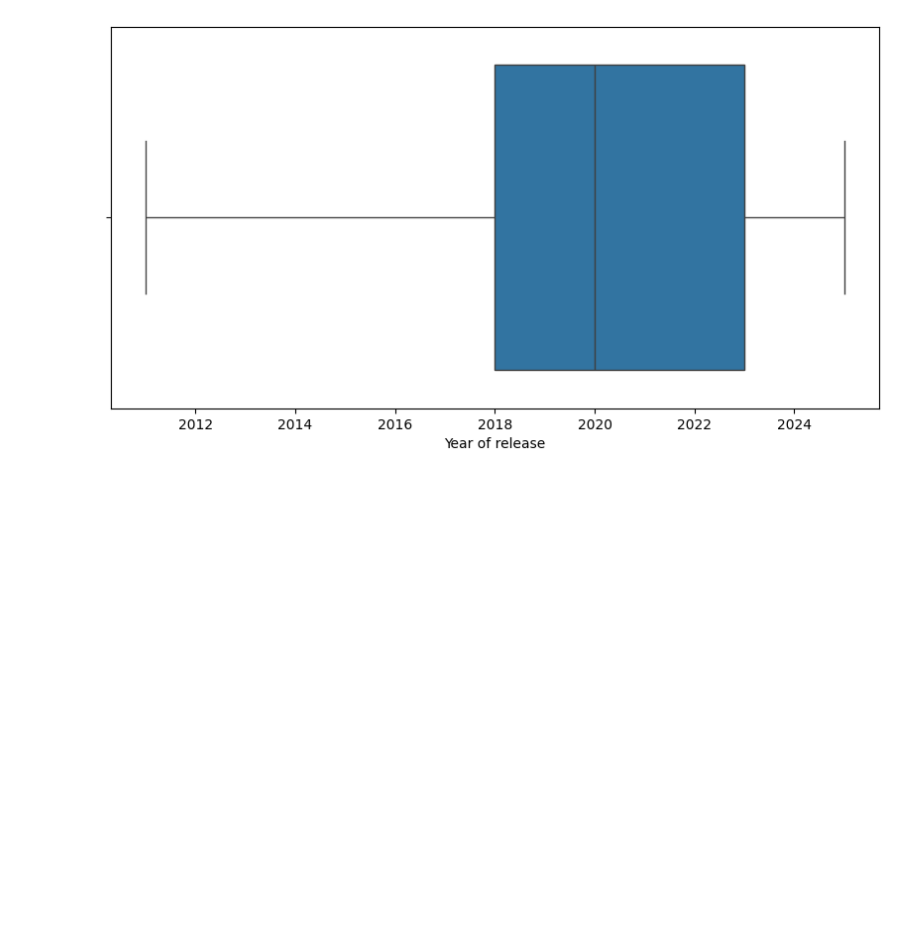
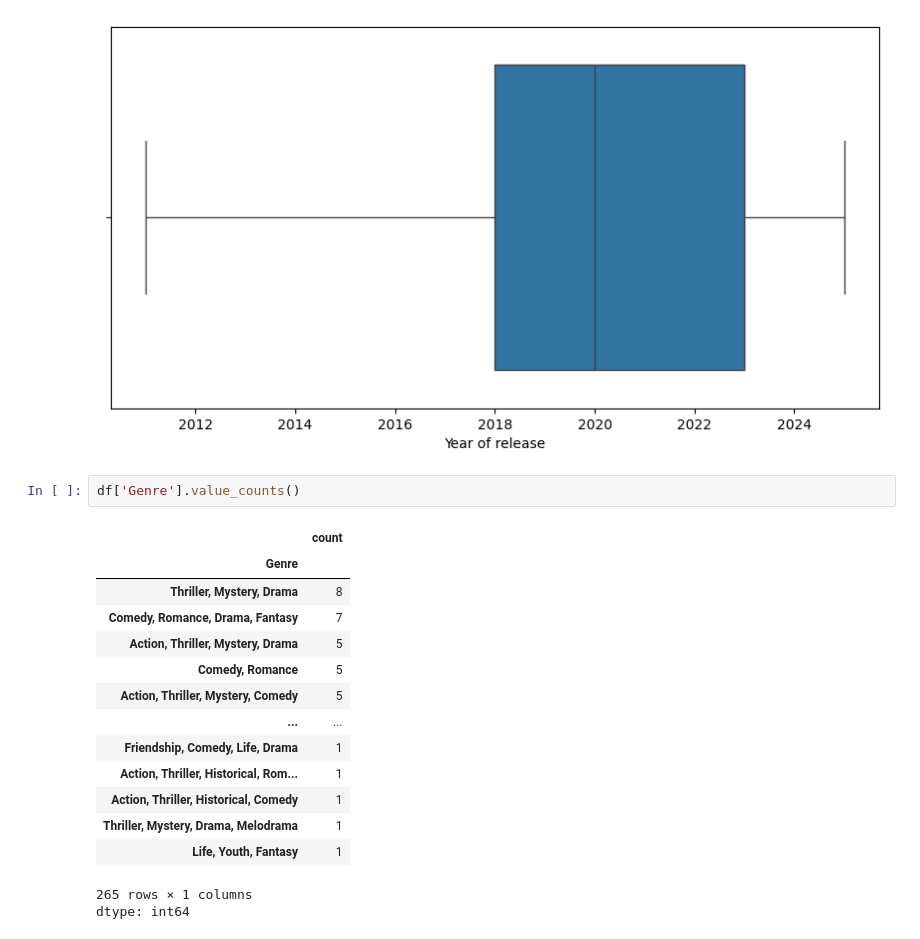
Before and after one commit to Hetvi-624/Kdrama_dataset, a Jupyter notebook: Kdarama.ipynb, the cells around one changed output. Drawn from its saved outputs; the diff is of its cells as text; blank space fills up the shorter version.

```diff
--- a/Kdarama.ipynb
+++ b/Kdarama.ipynb
@@ -206,3 +226,21 @@ sns.boxplot(data=df3, x=df3['Year of release'])
 plt.show()
 # %% [output]
 [figure]
+# %%
+df['Genre'].value_counts()
+# %% [output]
+|  | count |
+| Genre |  |
+| Thriller, Mystery, Drama | 8 |
+| Comedy, Romance, Drama, Fantasy | 7 |
+| Action, Thriller, Mystery, Drama | 5 |
+| Comedy, Romance | 5 |
+| Action, Thriller, Mystery, Comedy | 5 |
+| ... | ... |
+| Friendship, Comedy, Life, Drama | 1 |
+| Action, Thriller, Historical, Rom... | 1 |
+| Action, Thriller, Historical, Comedy | 1 |
+| Thriller, Mystery, Drama, Melodrama | 1 |
+| Life, Youth, Fantasy | 1 |
+265 rows × 1 columns
+dtype: int64
```
Also changed, not shown: parts of 8 cells of this notebook.
